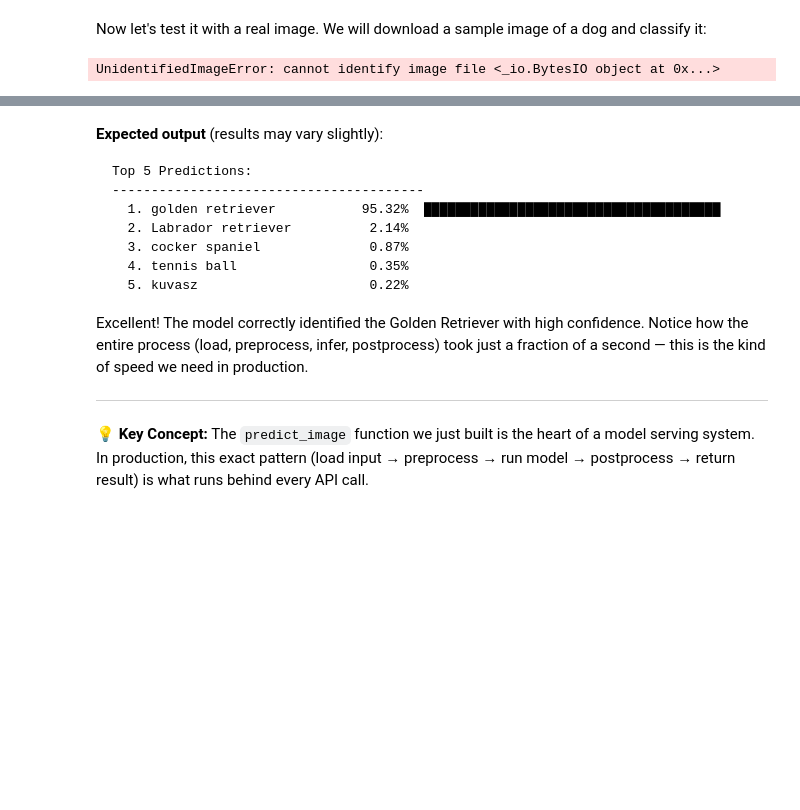
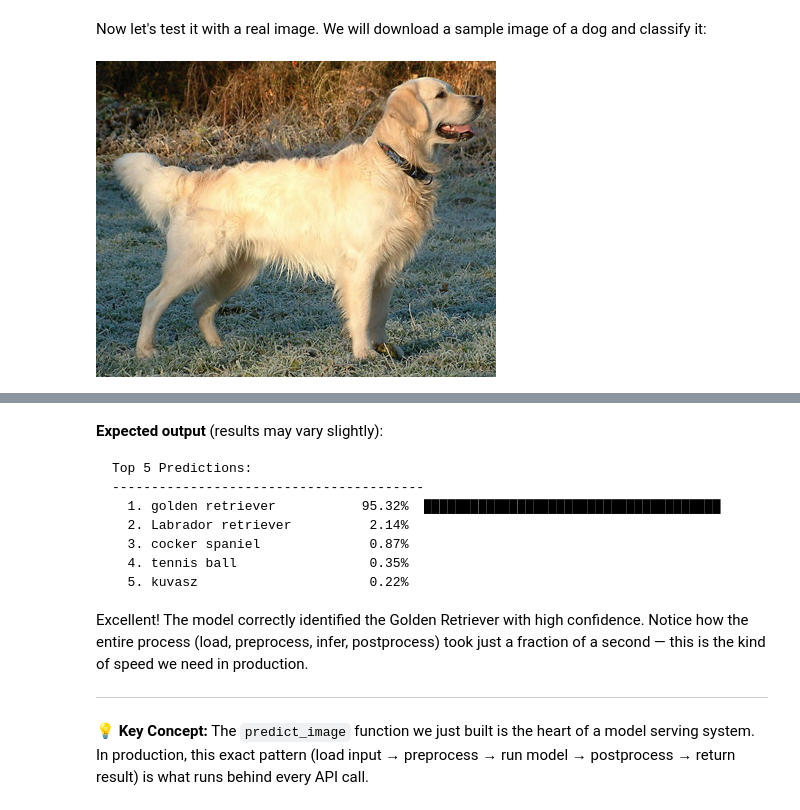
Before and after one commit to zoidburg-c/ACGADL-Module-5-Deep-Learning-in-Production, a Jupyter notebook: Session 1 - Introduction to Production Pipelines/Session 1 - Introduction to Production Pipelines.ipynb, the cells around one changed output, grey strips where cells are left out. Cells and saved outputs as stored; diff of their text form; code cells hidden in the pictures; blank space fills up the shorter version.

```diff
--- a/Session 1 - Introduction to Production Pipelines/Session 1 - Introduction to Production Pipelines.ipynb
+++ b/Session 1 - Introduction to Production Pipelines/Session 1 - Introduction to Production Pipelines.ipynb
@@ -432,15 +433,16 @@ Prediction function defined successfully!
 Now let's test it with a real image. We will download a sample image of a dog and classify it:
 # %%
 # Download a sample image of a Golden Retriever
-sample_image_url = "https://upload.wikimedia.org/wikipedia/commons/thumb/b/bd/Golden_Retriever_Dukedestination.jpg/800px-Golden_Retriever_Dukedestination.jpg"
+sample_image_url = "https://upload.wikimedia.org/wikipedia/commons/b/bd/Golden_Retriever_Dukedestiny01_drvd.jpg"
 
 # Display the image (if running in Jupyter)
-response = requests.get(sample_image_url)
+headers = {"User-Agent": "Mozilla/5.0 (educational notebook)"}
+response = requests.get(sample_image_url, headers=headers)
 img = Image.open(BytesIO(response.content))
 img.thumbnail((400, 400))  # Resize for display
 display(img)
 # %% [output]
-UnidentifiedImageError: cannot identify image file <_io.BytesIO object at 0x...>
+[figure, added]
 # %%
 # Run the prediction
 predictions = predict_image(sample_image_url, model, preprocess, imagenet_labels)
```
Also changed, not shown: parts of 3 cells of this notebook.
